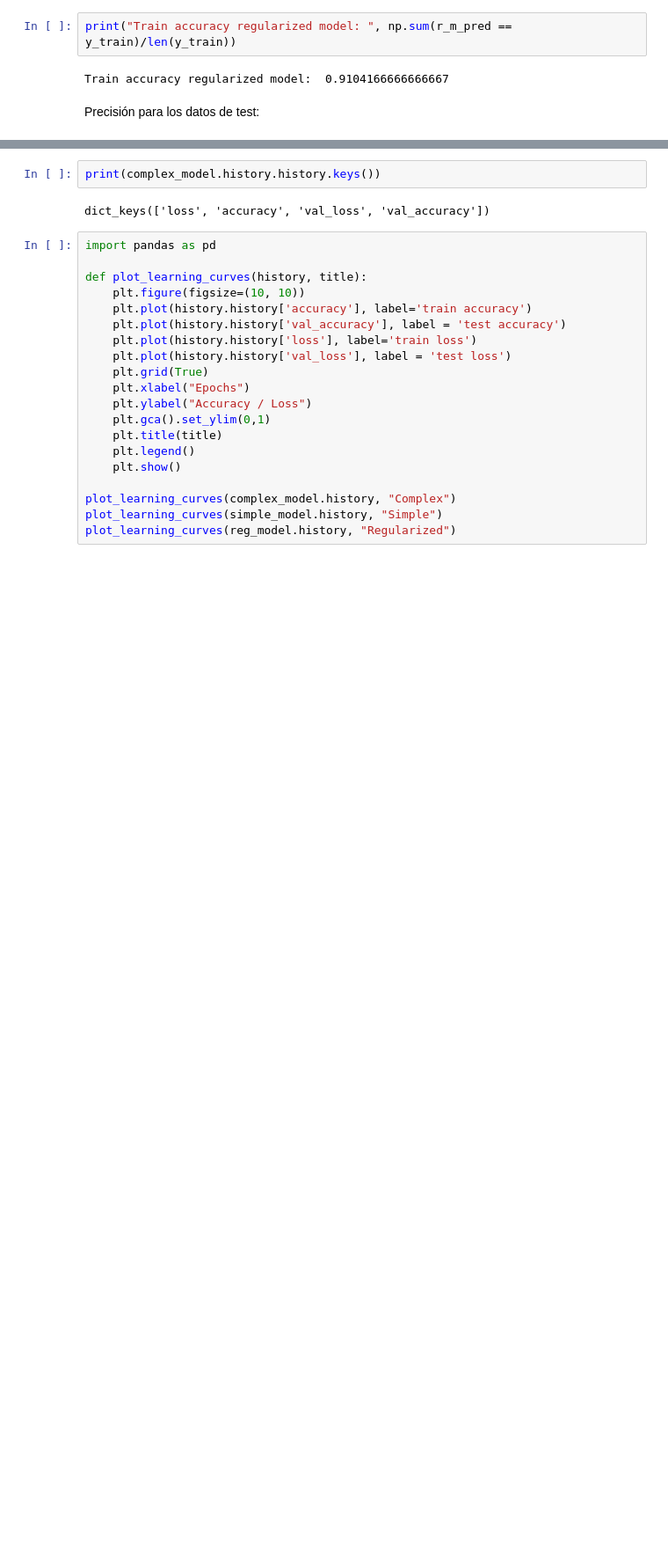
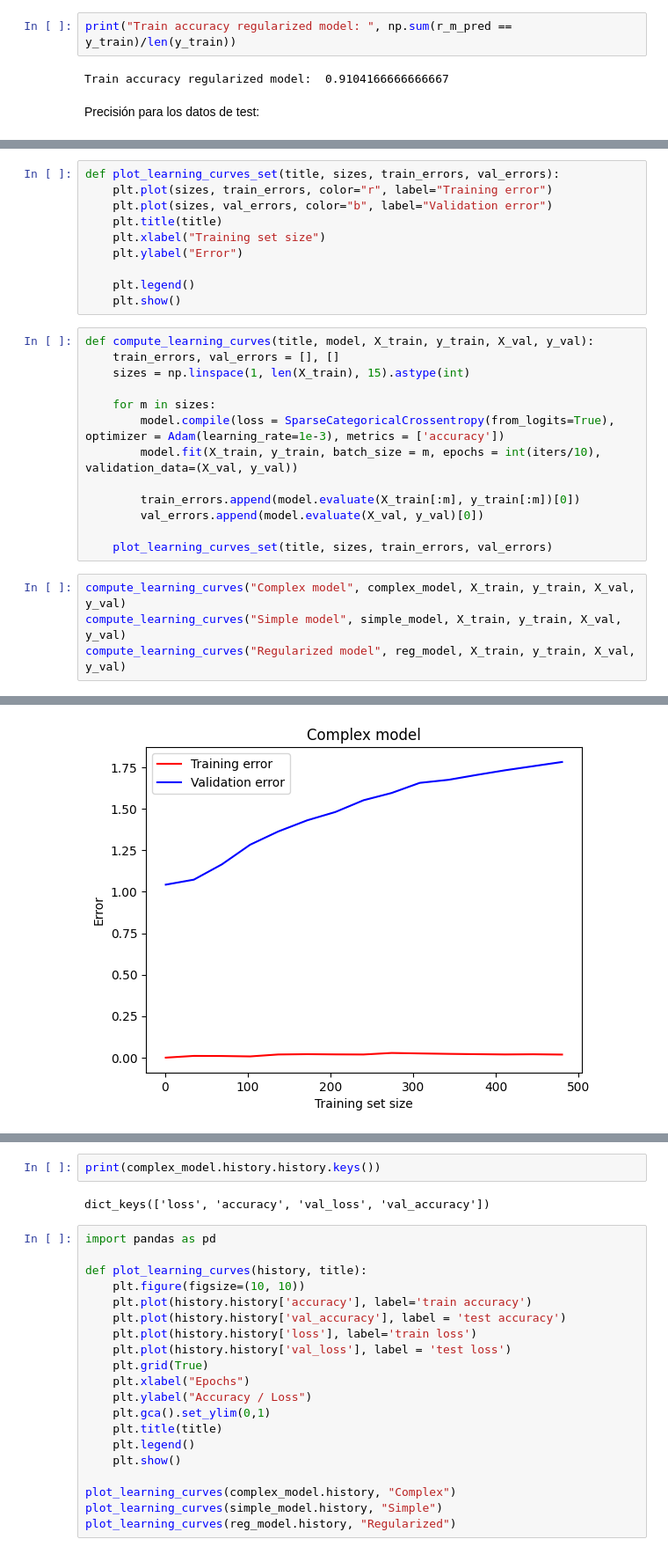
Before and after one commit to Dai-vl/Machine-Learning, a Jupyter notebook: P7/P7.ipynb, the cells around one changed output, grey strips where cells are left out. Shown at 88% size. Saved outputs shown, nothing was run; the diff lists cells and outputs as text; blank space fills up the shorter version.

```diff
--- a/P7/P7.ipynb
+++ b/P7/P7.ipynb
@@ -296,0 +305,28 @@ Test accuracy regularized model:  0.91875
+# %%
+def plot_learning_curves_set(title, sizes, train_errors, val_errors):
+    plt.plot(sizes, train_errors, color="r", label="Training error")
+    plt.plot(sizes, val_errors, color="b", label="Validation error")
+    plt.title(title)
+    plt.xlabel("Training set size")
+    plt.ylabel("Error")
+
+    plt.legend()
+    plt.show()
+# %%
+def compute_learning_curves(title, model, X_train, y_train, X_val, y_val):
+    train_errors, val_errors = [], []
+    sizes = np.linspace(1, len(X_train), 15).astype(int)
+
+    for m in sizes:
+        model.compile(loss = SparseCategoricalCrossentropy(from_logits=True), optimizer = Adam(learning_rate=1e-3), metrics = ['accuracy'])
+        model.fit(X_train, y_train, batch_size = m, epochs = int(iters/10), validation_data=(X_val, y_val))
+
+        train_errors.append(model.evaluate(X_train[:m], y_train[:m])[0])
+        val_errors.append(model.evaluate(X_val, y_val)[0])
+
+    plot_learning_curves_set(title, sizes, train_errors, val_errors)
+# %%
+compute_learning_curves("Complex model", complex_model, X_train, y_train, X_val, y_val)
+compute_learning_curves("Simple model", simple_model, X_train, y_train, X_val, y_val)
+compute_learning_curves("Regularized model", reg_model, X_train, y_train, X_val, y_val)
+# %% [output]
@@ -296,0 +350 @@ Test accuracy regularized model:  0.91875
+[figure, added]
```
Also changed, not shown: parts of 18 cells of this notebook.
